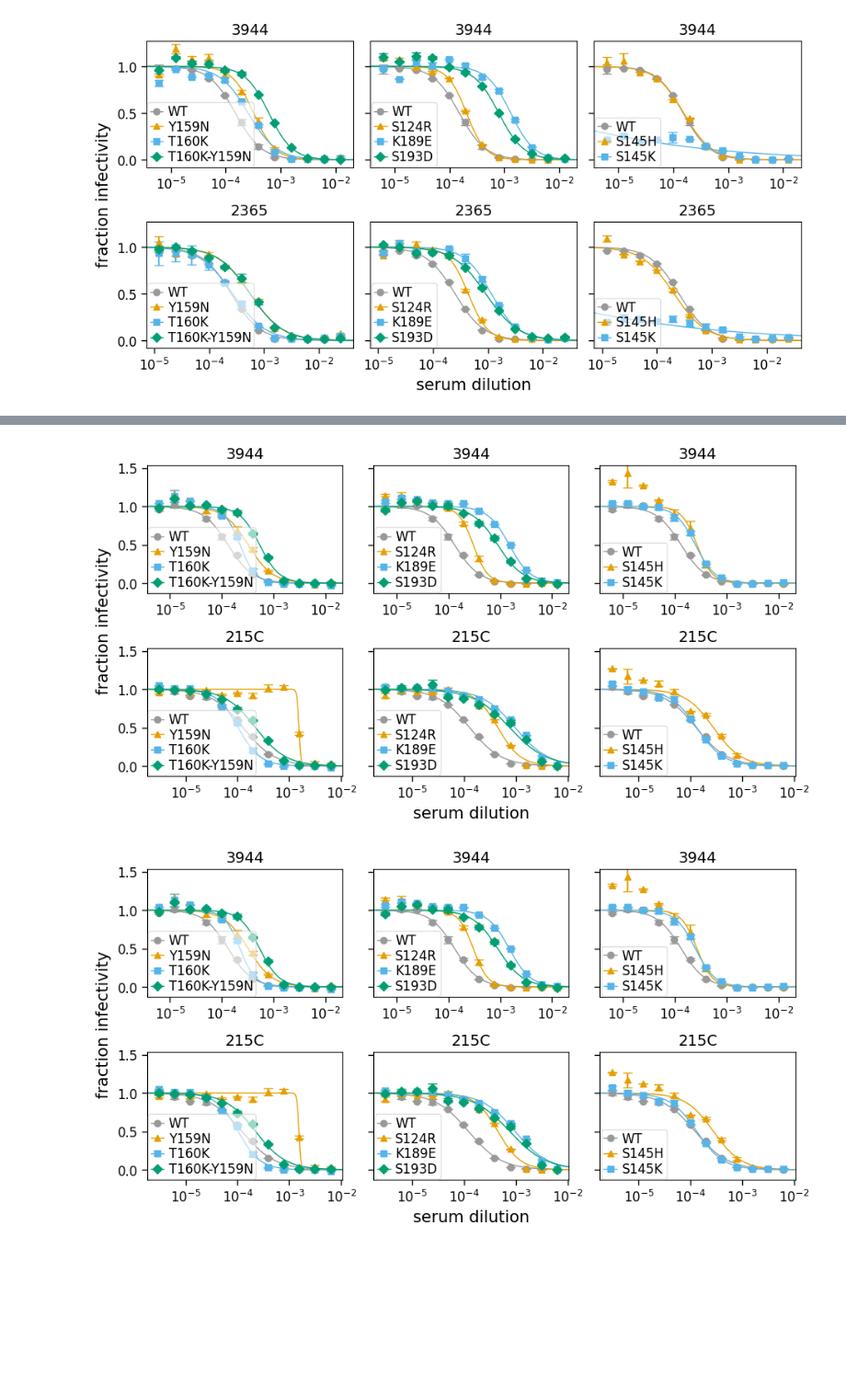
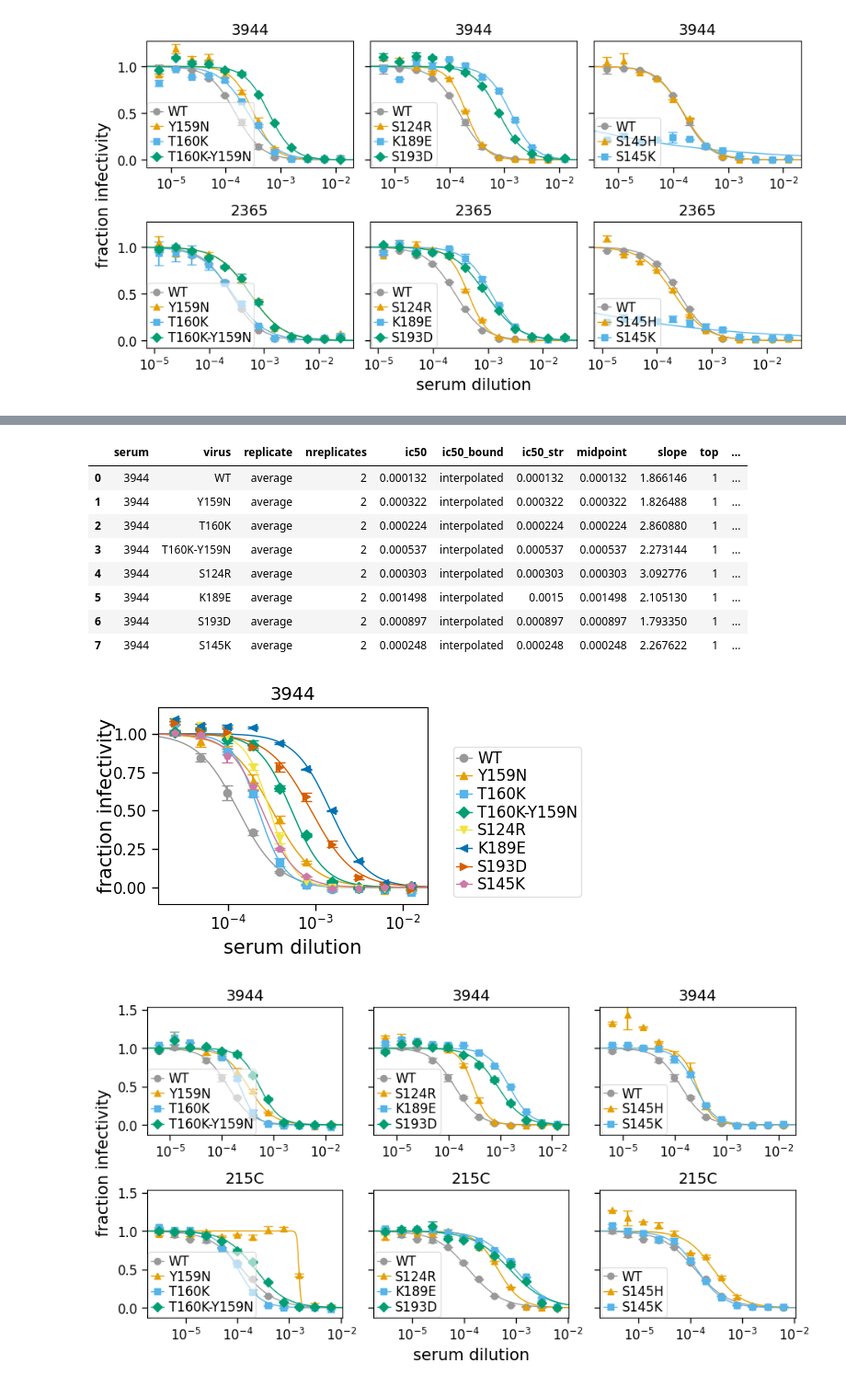
Before and after one commit to sorsinelli/flu_h3_hk19_dms_ic50, a Jupyter notebook: experiments/validations/serum_neut_curves.ipynb, the cells around one changed output, grey strips where cells are left out. Shown at 92% size. Cells and saved outputs as stored; diff of their text form; code cells hidden in the pictures; blank space fills up the shorter version.

Commit message:
add validation neuts against sera 3944, 2365, and 215C with initial batch of variants

```diff
--- a/experiments/validations/serum_neut_curves.ipynb
+++ b/experiments/validations/serum_neut_curves.ipynb
@@ -100,7 +104,7 @@ plt.savefig('230909_3944-2365_validations.pdf', bbox_inches=bbox)
 # %% [output]
 [figure]
 # %%
-data_230923 = pd.read_csv('neut_data/230923_neuts_tidy_20uL-media.csv')
+data_230923 = pd.read_csv('neut_data/230923_neuts_tidy.csv')
 
 virus_order = ['WT', 'Y159N', 'T160K', 'T160K-Y159N', 'S124R', 'K189E', 'S193D',
                'S145H', 'S145K']
@@ -110,7 +114,15 @@ data_230923.sort_values('virus')
 
 data_230923 = data_230923.set_index('virus').loc[virus_order].reset_index()
 
-# data_230923 = data_230923.loc[data_230923['virus'] != 'S145H']
+data_230923 = data_230923.loc[data_230923['virus'] != 'S145H']
+# data_230923 = data_230923.loc[data_230923['serum'] == '3944']
+
+# data_230923 = data_230923.loc[data_230923['concentration'] < 0.003]
+data_230923 = data_230923.loc[data_230923['concentration'] > 0.00002]
 
 # fit with neutcurve package
 fits = neutcurve.CurveFits(data_230923)
+# %%
+serum_ic50 = fits.fitParams(ics=[50])
+WT_IC50 = serum_ic50.loc[serum_ic50["virus"] == "WT"]['ic50'][0]
+WT_IC50
@@ -117,14 +183,26 @@ fits = neutcurve.CurveFits(data_230923)
+# %%
+serum_ic50
+# %% [output]
+|  | serum | virus | replicate | nreplicates | ic50 | ic50_bound | ic50_str | midpoint | slope | top | ... |
+| 0 | 3944 | WT | average | 2 | 0.000132 | interpolated | 0.000132 | 0.000132 | 1.866146 | 1 | ... |
+| 1 | 3944 | Y159N | average | 2 | 0.000322 | interpolated | 0.000322 | 0.000322 | 1.826488 | 1 | ... |
+| 2 | 3944 | T160K | average | 2 | 0.000224 | interpolated | 0.000224 | 0.000224 | 2.860880 | 1 | ... |
+| 3 | 3944 | T160K-Y159N | average | 2 | 0.000537 | interpolated | 0.000537 | 0.000537 | 2.273144 | 1 | ... |
+| 4 | 3944 | S124R | average | 2 | 0.000303 | interpolated | 0.000303 | 0.000303 | 3.092776 | 1 | ... |
+| 5 | 3944 | K189E | average | 2 | 0.001498 | interpolated | 0.0015 | 0.001498 | 2.105130 | 1 | ... |
+| 6 | 3944 | S193D | average | 2 | 0.000897 | interpolated | 0.000897 | 0.000897 | 1.793350 | 1 | ... |
+| 7 | 3944 | S145K | average | 2 | 0.000248 | interpolated | 0.000248 | 0.000248 | 2.267622 | 1 | ... |
 # %%
 fig, axes = fits.plotSera(xlabel='serum dilution',
-                          max_viruses_per_subplot=4,
+                          max_viruses_per_subplot=8,
                           ncol=3,
                           sharex=False
                          )
 
-bbox = matplotlib.transforms.Bbox([[0, 0], [10.5, 6]])
-# plt.savefig('230909_3944-2365_validations.pdf', bbox_inches=bbox)
+bbox = matplotlib.transforms.Bbox([[0, 0], [5.5, 3.2]])
+plt.savefig('230923_3944_validations_full.pdf', bbox_inches=bbox)
 # %% [output]
-[figure, old version]
+[figure, new version]
 # %%
 data_230923 = pd.read_csv('neut_data/230923_neuts_tidy.csv')
 
```
Also changed, not shown: parts of 11 cells of this notebook, 11 other files.
